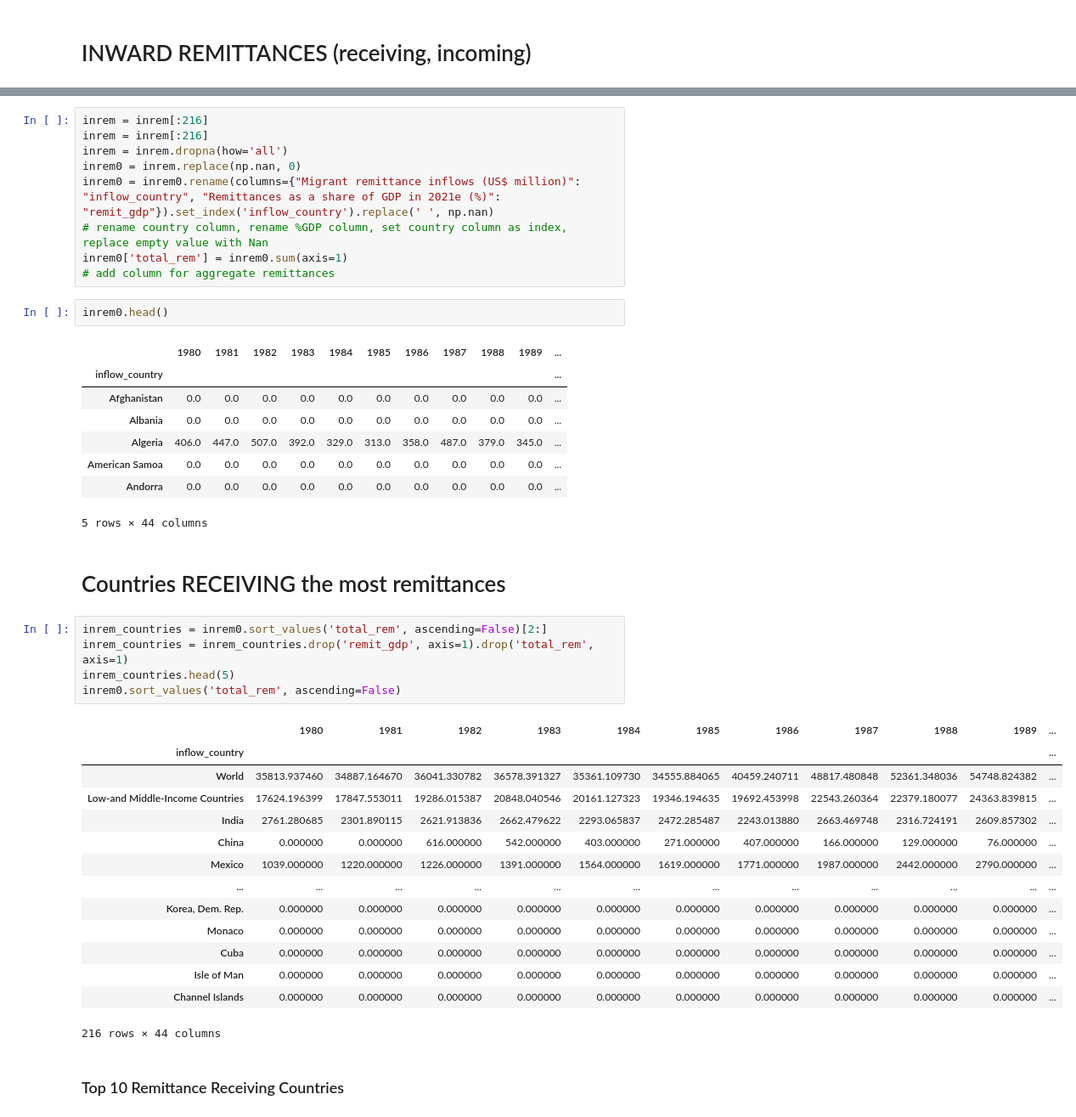
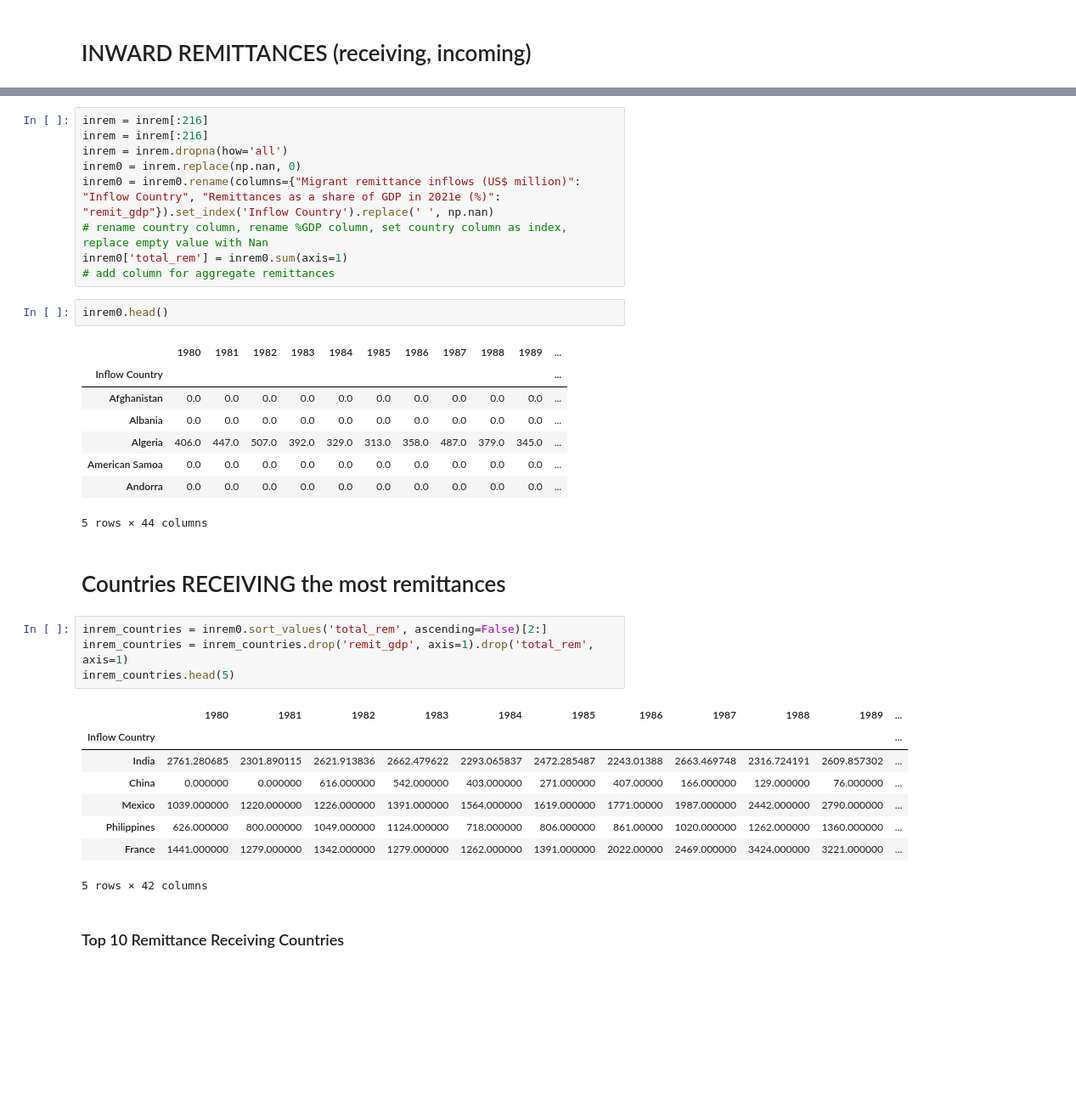
Before and after one commit to bukanif/CYPLAN255-1, a Jupyter notebook: notebooks_copy_2/Remittances2.ipynb, the cells around one changed output, grey strips where cells are left out. Shown at 85% size. Saved outputs shown, nothing was run; the diff lists cells and outputs as text; blank space fills up the shorter version.

```diff
--- a/notebooks_copy_2/Remittances2.ipynb
+++ b/notebooks_copy_2/Remittances2.ipynb
@@ -22,7 +23,7 @@ inrem = inrem[:216]
 inrem = inrem[:216]
 inrem = inrem.dropna(how='all')
 inrem0 = inrem.replace(np.nan, 0)
-inrem0 = inrem0.rename(columns={"Migrant remittance inflows (US$ million)": "inflow_country", "Remittances as a share of GDP in 2021e (%)": "remit_gdp"}).set_index('inflow_country').replace(' ', np.nan)
+inrem0 = inrem0.rename(columns={"Migrant remittance inflows (US$ million)": "Inflow Country", "Remittances as a share of GDP in 2021e (%)": "remit_gdp"}).set_index('Inflow Country').replace(' ', np.nan)
 # rename country column, rename %GDP column, set country column as index, replace empty value with Nan
 inrem0['total_rem'] = inrem0.sum(axis=1)
 # add column for aggregate remittances
@@ -30,7 +31,7 @@ inrem0['total_rem'] = inrem0.sum(axis=1)
 inrem0.head()
 # %% [output]
 |  | 1980 | 1981 | 1982 | 1983 | 1984 | 1985 | 1986 | 1987 | 1988 | 1989 | ... |
-| inflow_country |  |  |  |  |  |  |  |  |  |  | ... |
+| Inflow Country |  |  |  |  |  |  |  |  |  |  | ... |
 | Afghanistan | 0.0 | 0.0 | 0.0 | 0.0 | 0.0 | 0.0 | 0.0 | 0.0 | 0.0 | 0.0 | ... |
 | Albania | 0.0 | 0.0 | 0.0 | 0.0 | 0.0 | 0.0 | 0.0 | 0.0 | 0.0 | 0.0 | ... |
 | Algeria | 406.0 | 447.0 | 507.0 | 392.0 | 329.0 | 313.0 | 358.0 | 487.0 | 379.0 | 345.0 | ... |
@@ -42,23 +43,16 @@ inrem0.head()
 # %%
 inrem_countries = inrem0.sort_values('total_rem', ascending=False)[2:]
 inrem_countries = inrem_countries.drop('remit_gdp', axis=1).drop('total_rem', axis=1)
 inrem_countries.head(5)
-inrem0.sort_values('total_rem', ascending=False)
 # %% [output]
 |  | 1980 | 1981 | 1982 | 1983 | 1984 | 1985 | 1986 | 1987 | 1988 | 1989 | ... |
-| inflow_country |  |  |  |  |  |  |  |  |  |  | ... |
-| World | 35813.937460 | 34887.164670 | 36041.330782 | 36578.391327 | 35361.109730 | 34555.884065 | 40459.240711 | 48817.480848 | 52361.348036 | 54748.824382 | ... |
-| Low-and Middle-Income Countries | 17624.196399 | 17847.553011 | 19286.015387 | 20848.040546 | 20161.127323 | 19346.194635 | 19692.453998 | 22543.260364 | 22379.180077 | 24363.839815 | ... |
-| India | 2761.280685 | 2301.890115 | 2621.913836 | 2662.479622 | 2293.065837 | 2472.285487 | 2243.013880 | 2663.469748 | 2316.724191 | 2609.857302 | ... |
-| China | 0.000000 | 0.000000 | 616.000000 | 542.000000 | 403.000000 | 271.000000 | 407.000000 | 166.000000 | 129.000000 | 76.000000 | ... |
-| Mexico | 1039.000000 | 1220.000000 | 1226.000000 | 1391.000000 | 1564.000000 | 1619.000000 | 1771.000000 | 1987.000000 | 2442.000000 | 2790.000000 | ... |
-| ... | ... | ... | ... | ... | ... | ... | ... | ... | ... | ... | ... |
-| Korea, Dem. Rep. | 0.000000 | 0.000000 | 0.000000 | 0.000000 | 0.000000 | 0.000000 | 0.000000 | 0.000000 | 0.000000 | 0.000000 | ... |
-| Monaco | 0.000000 | 0.000000 | 0.000000 | 0.000000 | 0.000000 | 0.000000 | 0.000000 | 0.000000 | 0.000000 | 0.000000 | ... |
-| Cuba | 0.000000 | 0.000000 | 0.000000 | 0.000000 | 0.000000 | 0.000000 | 0.000000 | 0.000000 | 0.000000 | 0.000000 | ... |
-| Isle of Man | 0.000000 | 0.000000 | 0.000000 | 0.000000 | 0.000000 | 0.000000 | 0.000000 | 0.000000 | 0.000000 | 0.000000 | ... |
-| Channel Islands | 0.000000 | 0.000000 | 0.000000 | 0.000000 | 0.000000 | 0.000000 | 0.000000 | 0.000000 | 0.000000 | 0.000000 | ... |
+| Inflow Country |  |  |  |  |  |  |  |  |  |  | ... |
+| India | 2761.280685 | 2301.890115 | 2621.913836 | 2662.479622 | 2293.065837 | 2472.285487 | 2243.01388 | 2663.469748 | 2316.724191 | 2609.857302 | ... |
+| China | 0.000000 | 0.000000 | 616.000000 | 542.000000 | 403.000000 | 271.000000 | 407.00000 | 166.000000 | 129.000000 | 76.000000 | ... |
+| Mexico | 1039.000000 | 1220.000000 | 1226.000000 | 1391.000000 | 1564.000000 | 1619.000000 | 1771.00000 | 1987.000000 | 2442.000000 | 2790.000000 | ... |
+| Philippines | 626.000000 | 800.000000 | 1049.000000 | 1124.000000 | 718.000000 | 806.000000 | 861.00000 | 1020.000000 | 1262.000000 | 1360.000000 | ... |
+| France | 1441.000000 | 1279.000000 | 1342.000000 | 1279.000000 | 1262.000000 | 1391.000000 | 2022.00000 | 2469.000000 | 3424.000000 | 3221.000000 | ... |
-216 rows × 44 columns
+5 rows × 42 columns
 # %% [markdown]
 ### Top 10 Remittance Receiving Countries
 # %%
```
Also changed, not shown: parts of 81 cells of this notebook.
